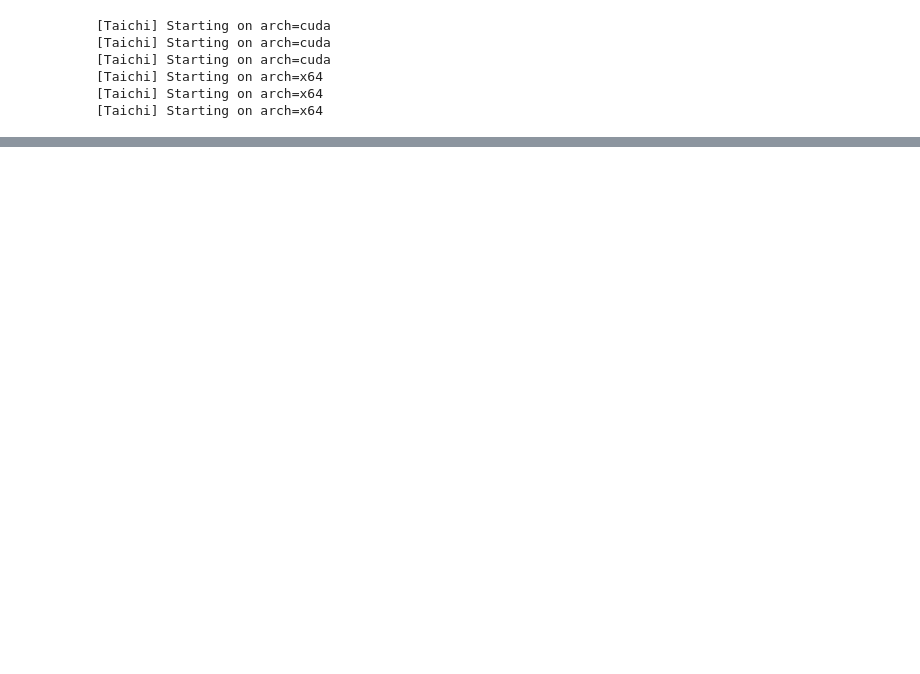
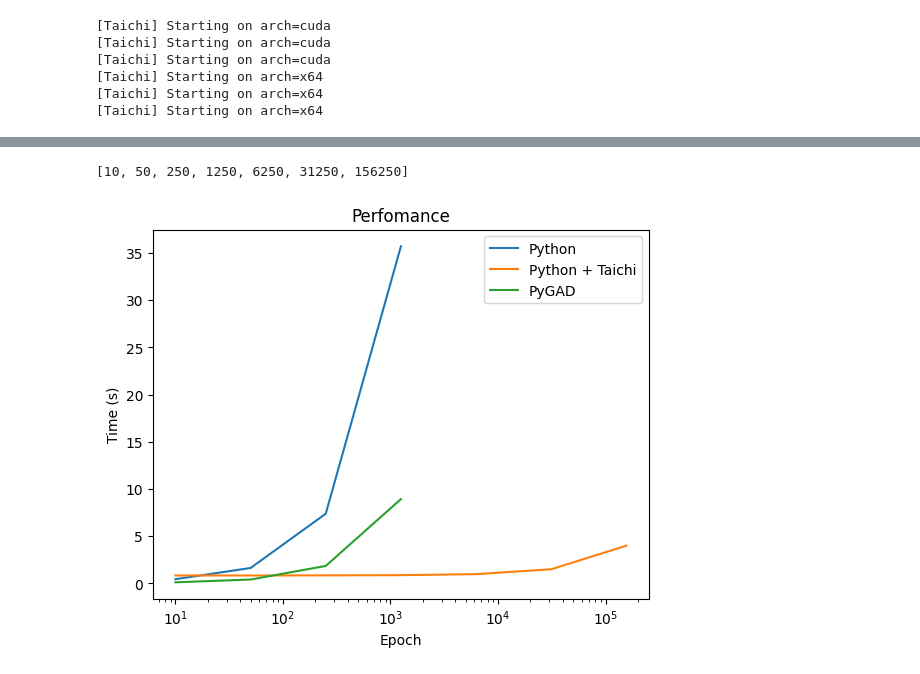
Before and after one commit to Serikuly-Miras/diploma_ga_research, a Jupyter notebook: base/ga/knapsack/perfomance.ipynb, the cells around one changed output, grey strips where cells are left out. Cells and saved outputs as stored; diff of their text form; code cells hidden in the pictures; blank space fills up the shorter version.

```diff
--- a/base/ga/knapsack/perfomance.ipynb
+++ b/base/ga/knapsack/perfomance.ipynb
@@ -148,0 +145,5 @@ Taichi CPU - 726.95x faster
+# %%
+points = 7
+iters = [10]
+for i in range(1, points):
+    iters.append(iters[i-1] * 5)
@@ -148,0 +154,3 @@ Taichi CPU - 726.95x faster
+# %%
+py_perf = measure_time(iters[:4], None)
+ti_perf = measure_time(iters, ti.cpu)
@@ -148,0 +165,21 @@ Taichi CPU - 726.95x faster
+# %%
+iters
+# %% [output]
+[10, 50, 250, 1250, 6250, 31250, 156250]
+# %%
+gad_perf = []
+for val in py_perf:
+    gad_perf.append(val/4)
+
+gad_perf.append()
+# %%
+plt.plot(iters[:4], py_perf, label="Python")
+plt.plot(iters, ti_perf, label="Python + Taichi")
+plt.plot(iters[:4], gad_perf, label="PyGAD")
+plt.legend()
+plt.title("Perfomance")
+plt.xlabel("Epoch")
+plt.ylabel("Time (s)")
+plt.xscale('log')
+# %% [output]
+[figure, added]
```
Also changed, not shown: parts of 10 cells of this notebook, 2 other files.
